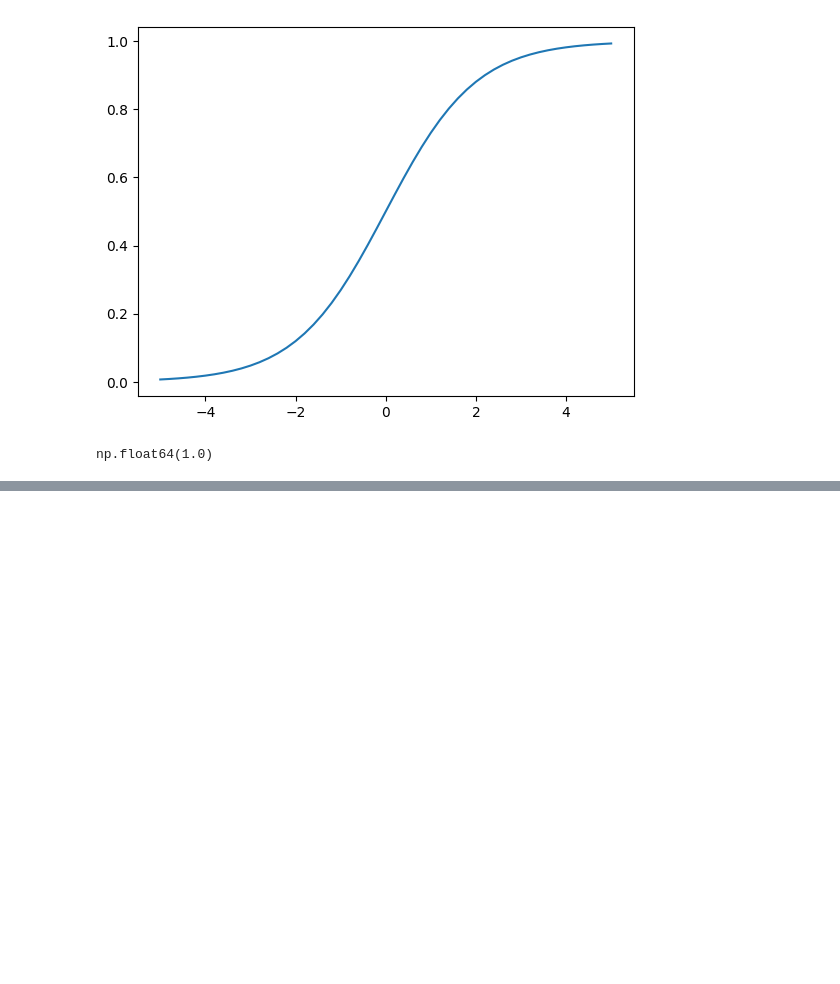
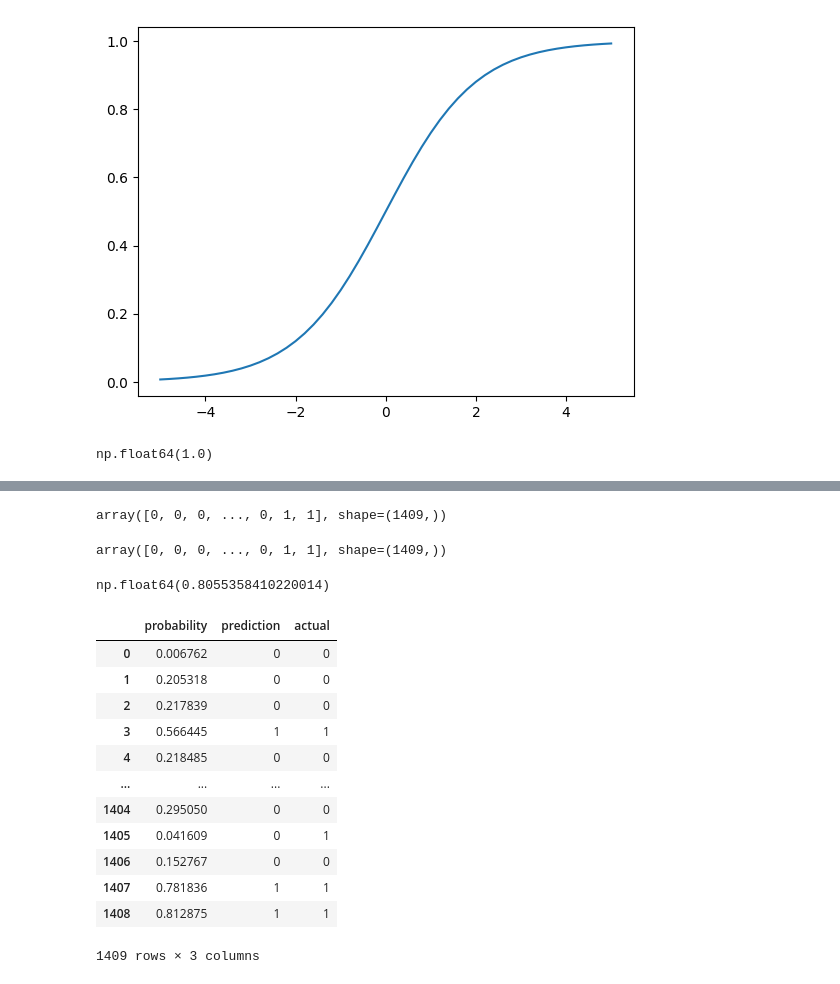
Before and after one commit to fenkhub/machine-learning-zoomcamp-homework, a Jupyter notebook: 03-Classification/01-churn-live.ipynb, the cells around one changed output, grey strips where cells are left out. Drawn from its saved outputs; the diff is of its cells as text; code cells hidden in the pictures; blank space fills up the shorter version.

```diff
--- a/03-Classification/01-churn-live.ipynb
+++ b/03-Classification/01-churn-live.ipynb
@@ -746,0 +761,3 @@ def logistic_regression(xi):
+# %%
+model = LogisticRegression(max_iter=1000)
+model.fit(X_train, y_train)
@@ -746,0 +836,12 @@ def logistic_regression(xi):
+# %%
+y_val
+# %% [output]
+array([0, 0, 0, ..., 0, 1, 1], shape=(1409,))
+# %%
+churn_decision.astype(int)
+# %% [output]
+array([0, 0, 0, ..., 0, 1, 1], shape=(1409,))
+# %%
+(y_val == churn_decision).mean()
+# %% [output]
+np.float64(0.8055358410220014)
@@ -746,0 +853,16 @@ def logistic_regression(xi):
+# %%
+df_pred
+# %% [output]
+|  | probability | prediction | actual |
+| 0 | 0.006762 | 0 | 0 |
+| 1 | 0.205318 | 0 | 0 |
+| 2 | 0.217839 | 0 | 0 |
+| 3 | 0.566445 | 1 | 1 |
+| 4 | 0.218485 | 0 | 0 |
+| ... | ... | ... | ... |
+| 1404 | 0.295050 | 0 | 0 |
+| 1405 | 0.041609 | 0 | 1 |
+| 1406 | 0.152767 | 0 | 0 |
+| 1407 | 0.781836 | 1 | 1 |
+| 1408 | 0.812875 | 1 | 1 |
+1409 rows × 3 columns
```
Also changed, not shown: parts of 37 cells of this notebook.
